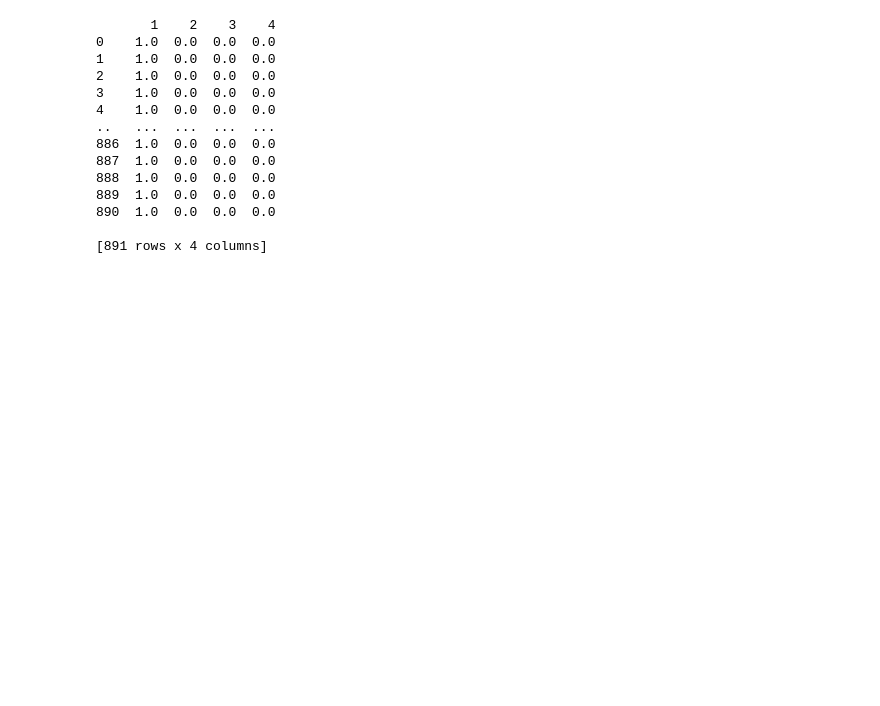
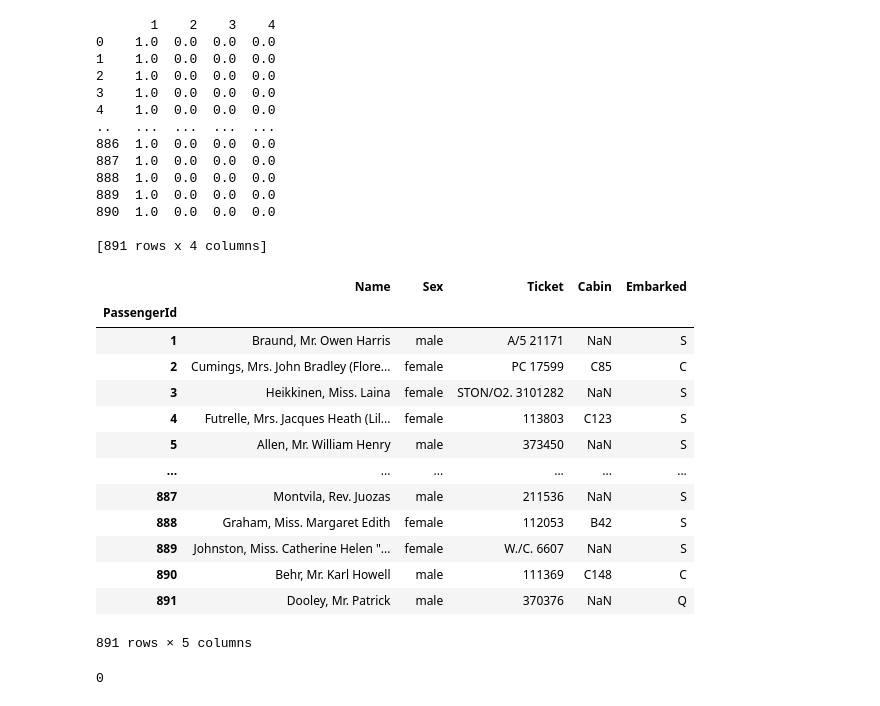
Before and after one commit to thiago-ouverney/Kaggle_Titanic, a Jupyter notebook: Thiago_notebook.ipynb, the cells around one changed output. Saved outputs shown, nothing was run; the diff lists cells and outputs as text; code cells hidden in the pictures; blank space fills up the shorter version.

```diff
--- a/Thiago_notebook.ipynb
+++ b/Thiago_notebook.ipynb
@@ -309,3 +309,24 @@ result = ohe.fit_transform(df)
 
 print(ohe.categories_)
 print(result)
+# %%
+x.select_dtypes(include='object')
+# %% [output]
+|  | Name | Sex | Ticket | Cabin | Embarked |
+| PassengerId |  |  |  |  |  |
+| 1 | Braund, Mr. Owen Harris | male | A/5 21171 | NaN | S |
+| 2 | Cumings, Mrs. John Bradley (Flore... | female | PC 17599 | C85 | C |
+| 3 | Heikkinen, Miss. Laina | female | STON/O2. 3101282 | NaN | S |
+| 4 | Futrelle, Mrs. Jacques Heath (Lil... | female | 113803 | C123 | S |
+| 5 | Allen, Mr. William Henry | male | 373450 | NaN | S |
+| ... | ... | ... | ... | ... | ... |
+| 887 | Montvila, Rev. Juozas | male | 211536 | NaN | S |
+| 888 | Graham, Miss. Margaret Edith | female | 112053 | B42 | S |
+| 889 | Johnston, Miss. Catherine Helen "... | female | W./C. 6607 | NaN | S |
+| 890 | Behr, Mr. Karl Howell | male | 111369 | C148 | C |
+| 891 | Dooley, Mr. Patrick | male | 370376 | NaN | Q |
+891 rows × 5 columns
+# %%
+x.Ticket.isnull().sum()
+# %% [output]
+0
```
Also changed, not shown: parts of 1 cell of this notebook, 4 other files.
